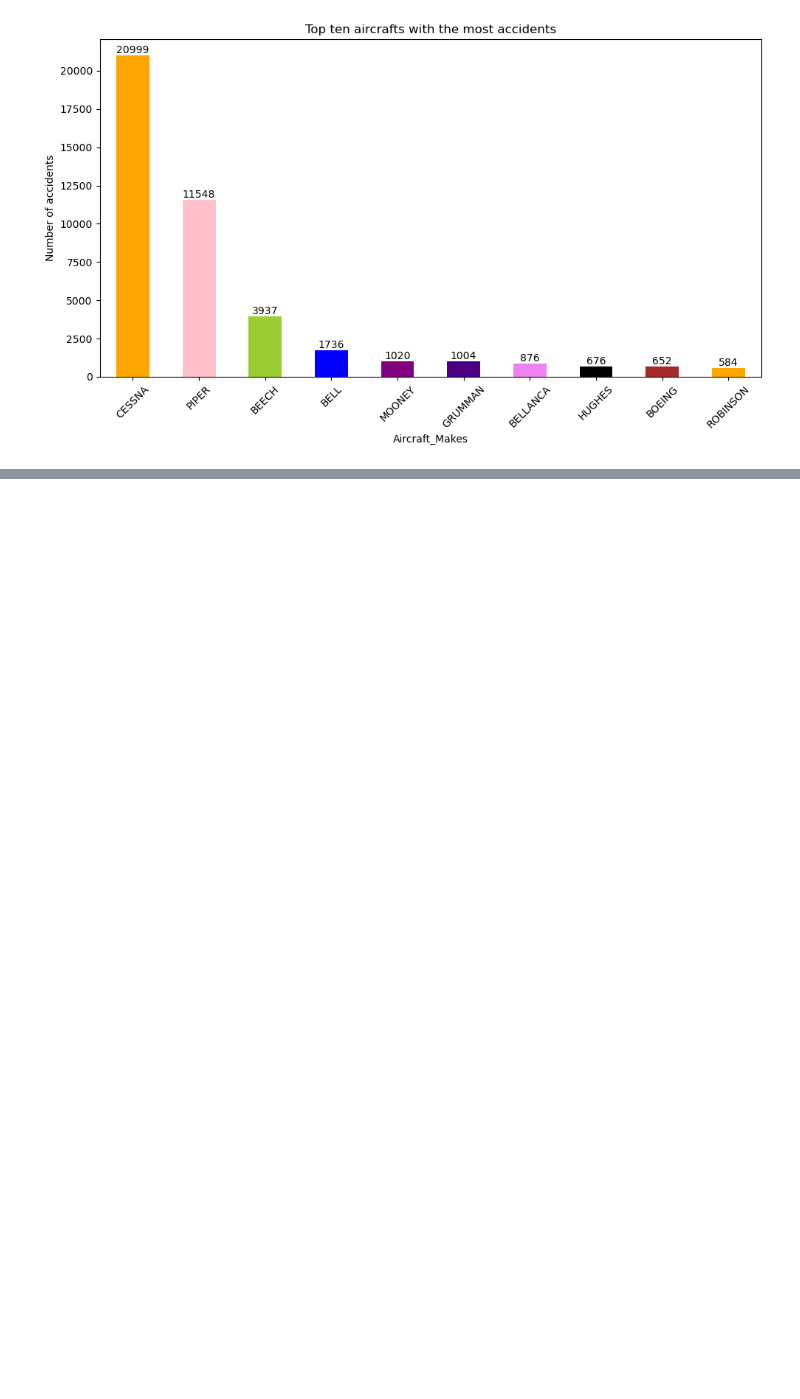
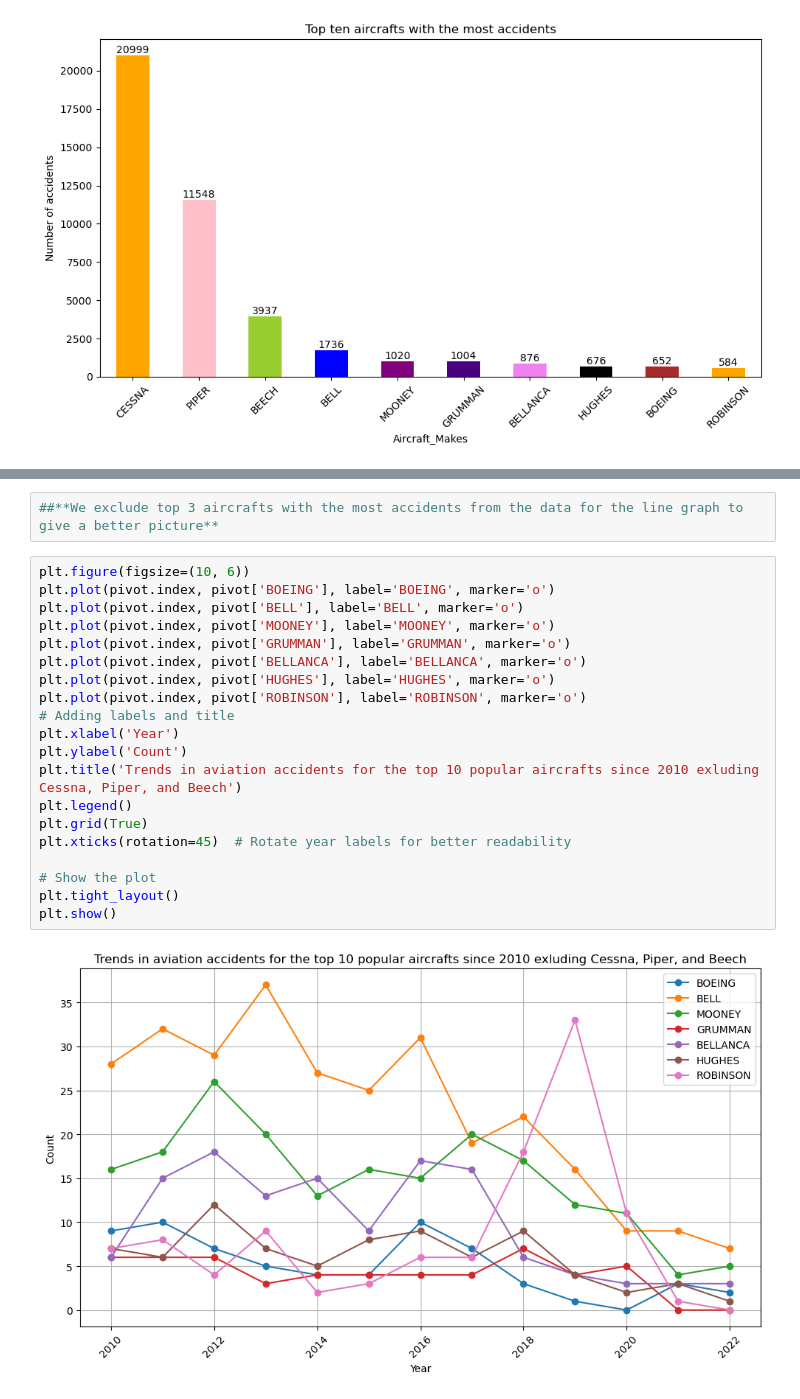
Before and after one commit to jamesggatonye/Project-Phase-1, a Jupyter notebook: Aviation_Accidents.ipynb, the cells around one changed output, grey strips where cells are left out. Saved outputs shown, nothing was run; the diff lists cells and outputs as text; blank space fills up the shorter version.

```diff
--- a/Aviation_Accidents.ipynb
+++ b/Aviation_Accidents.ipynb
@@ -349,0 +419,24 @@ plt.show()
+# %%
+##**We exclude top 3 aircrafts with the most accidents from the data for the line graph to give a better picture**
+# %%
+plt.figure(figsize=(10, 6))
+plt.plot(pivot.index, pivot['BOEING'], label='BOEING', marker='o')
+plt.plot(pivot.index, pivot['BELL'], label='BELL', marker='o')
+plt.plot(pivot.index, pivot['MOONEY'], label='MOONEY', marker='o')
+plt.plot(pivot.index, pivot['GRUMMAN'], label='GRUMMAN', marker='o')
+plt.plot(pivot.index, pivot['BELLANCA'], label='BELLANCA', marker='o')
+plt.plot(pivot.index, pivot['HUGHES'], label='HUGHES', marker='o')
+plt.plot(pivot.index, pivot['ROBINSON'], label='ROBINSON', marker='o')
+# Adding labels and title
+plt.xlabel('Year')
+plt.ylabel('Count')
+plt.title('Trends in aviation accidents for the top 10 popular aircrafts since 2010 exluding Cessna, Piper, and Beech')
+plt.legend()
+plt.grid(True)
+plt.xticks(rotation=45)  # Rotate year labels for better readability
+
+# Show the plot
+plt.tight_layout()
+plt.show()
+# %% [output]
+[figure, added]
```
Also changed, not shown: parts of 17 cells of this notebook.
